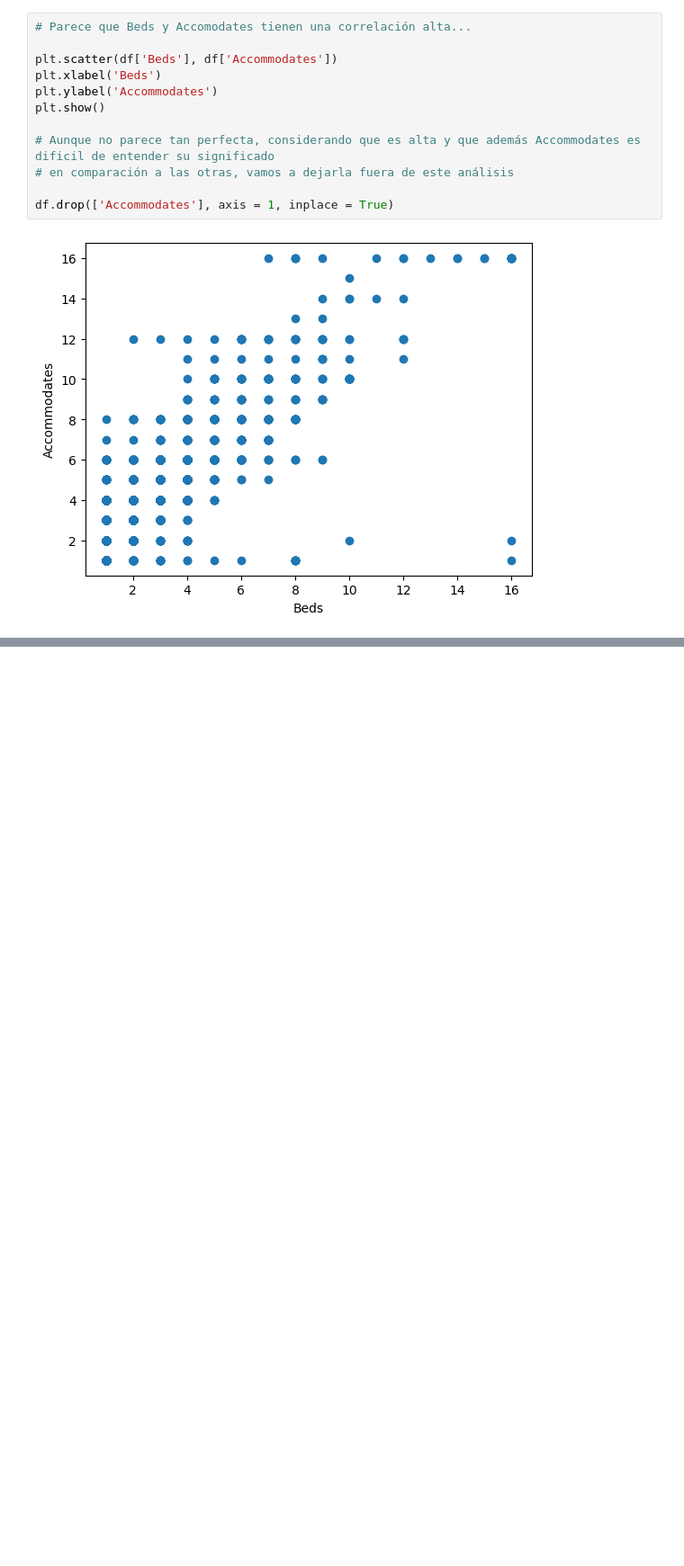
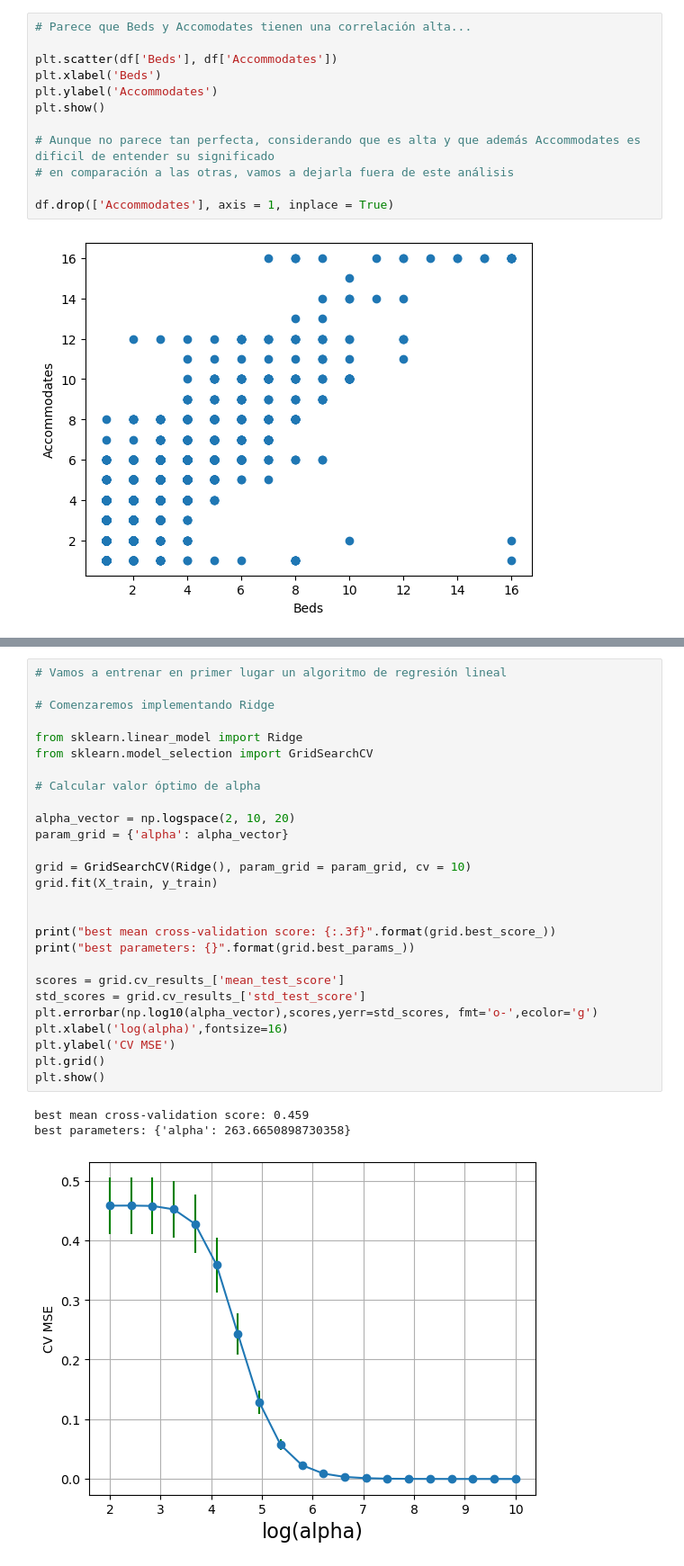
Before and after one commit to Alexsaez1990/practica_MachineLearning_enProceso, a Jupyter notebook: Práctica.ipynb, the cells around one changed output, grey strips where cells are left out. Shown at 90% size. Cells and saved outputs as stored; diff of their text form; blank space fills up the shorter version.

```diff
--- a/Práctica.ipynb
+++ b/Práctica.ipynb
@@ -879,0 +885,31 @@ Proporcion test: 66.564
+# %%
+# Vamos a entrenar en primer lugar un algoritmo de regresión lineal
+
+# Comenzaremos implementando Ridge
+
+from sklearn.linear_model import Ridge
+from sklearn.model_selection import GridSearchCV
+
+# Calcular valor óptimo de alpha
+
+alpha_vector = np.logspace(2, 10, 20)
+param_grid = {'alpha': alpha_vector}
+
+grid = GridSearchCV(Ridge(), param_grid = param_grid, cv = 10)
+grid.fit(X_train, y_train)
+
+
+print("best mean cross-validation score: {:.3f}".format(grid.best_score_))
+print("best parameters: {}".format(grid.best_params_))
+
+scores = grid.cv_results_['mean_test_score']
+std_scores = grid.cv_results_['std_test_score']
+plt.errorbar(np.log10(alpha_vector),scores,yerr=std_scores, fmt='o-',ecolor='g')
+plt.xlabel('log(alpha)',fontsize=16)
+plt.ylabel('CV MSE')
+plt.grid()
+plt.show()
+# %% [output]
+best mean cross-validation score: 0.459
+best parameters: {'alpha': 263.6650898730358}
+[figure, added]
```
Also changed, not shown: parts of 10 cells of this notebook.
